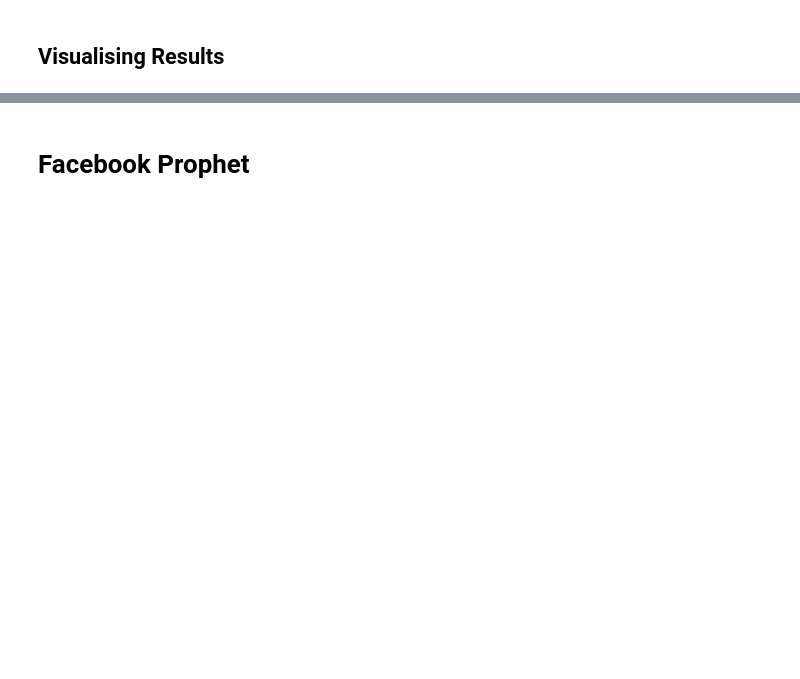
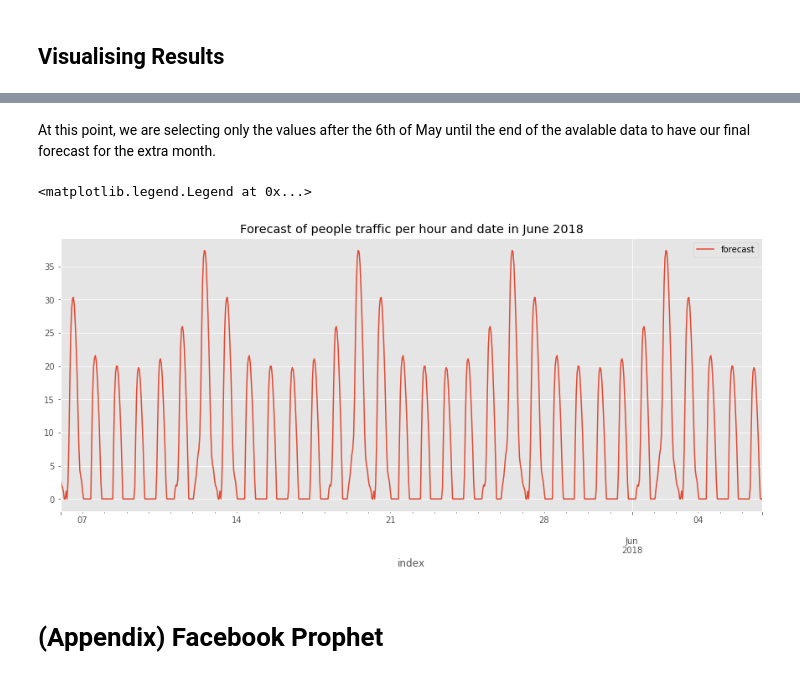
Before and after one commit to matteomm/sales-traffic-us-store, a Jupyter notebook: notebooks/modelling_traffic.ipynb, the cells around one changed output, grey strips where cells are left out. Saved outputs shown, nothing was run; the diff lists cells and outputs as text; code cells hidden in the pictures; blank space fills up the shorter version.

```diff
--- a/notebooks/modelling_traffic.ipynb
+++ b/notebooks/modelling_traffic.ipynb
@@ -861,5 +1118,28 @@ ValueError: view limit minimum 0.0 is less than 1 and is an invalid Matplotlib d
+# %%
+# converting the index to string first as it was running an error before of previous index datatype
+final_df['index'] = final_df['index'].astype(str)
+# %%
+# converting index to datetime
+final_df['index'] = pd.to_datetime(final_df['index'])
+# setting column index to index
+final_df.set_index('index', inplace = True)
+# %%
+# making df into Series
+final_df = final_df['forecast']
+# %% [markdown]
+At this point, we are selecting only the values after the 6th of May until the end of the avalable data to have our final forecast for the extra month.
+# %%
+final_df_vis = final_df['2018-05-06':]
+# %%
+final_df_vis.plot()
+plt.title('Forecast of people traffic per hour and date in June 2018')
+ax.set_label('People')
+plt.legend()
+# %% [output]
+<matplotlib.legend.Legend at 0x...>
+[figure, added]
 # %% [markdown]
-# Facebook Prophet
+# (Appendix) Facebook Prophet
 # %%
 df_pre = df[train_start:test_end]
 # %%
```
Also changed, not shown: parts of 68 cells of this notebook.
